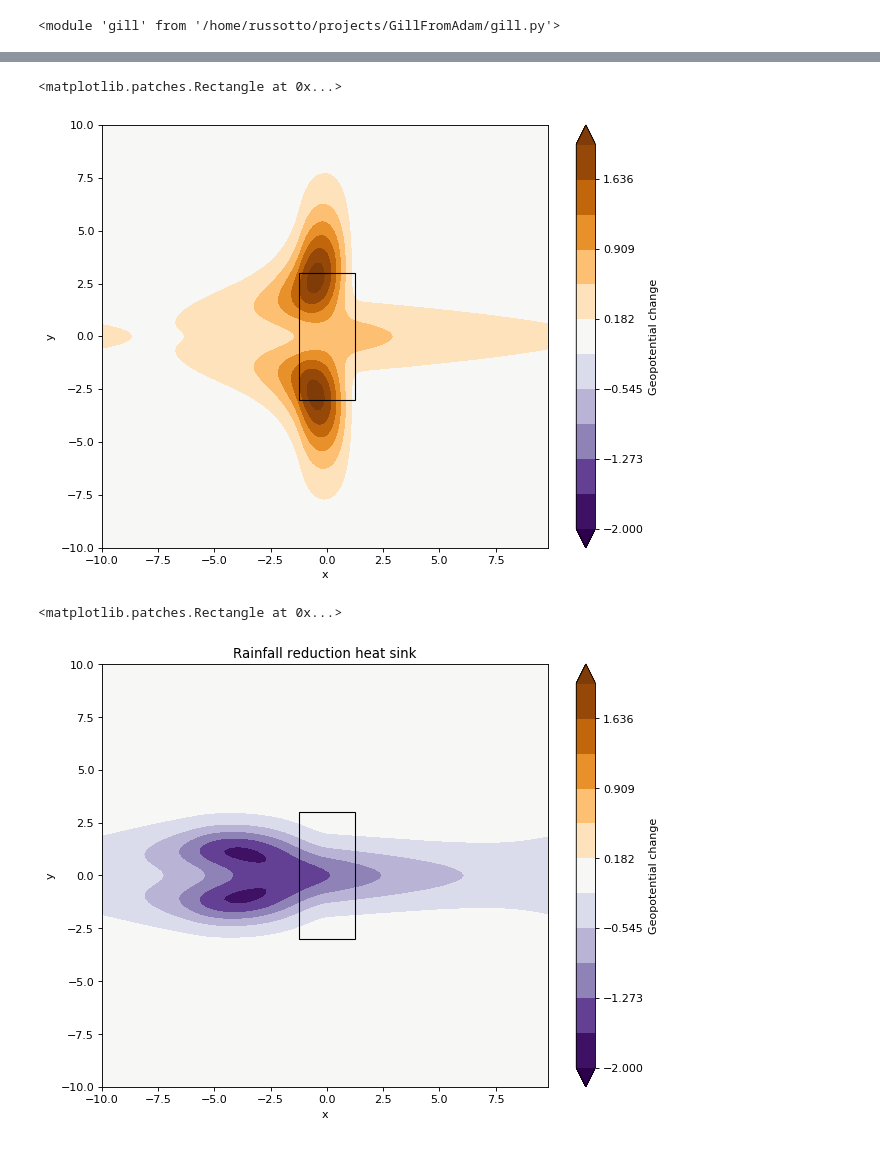
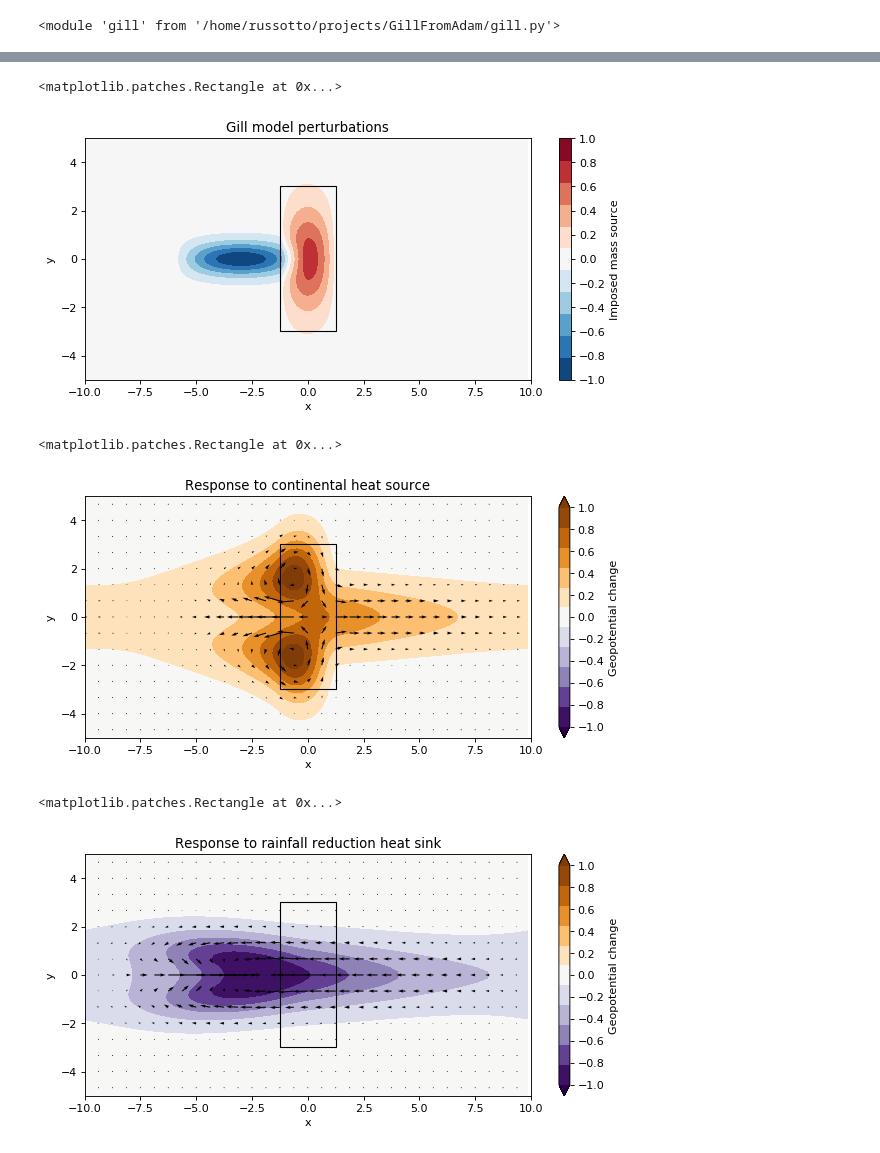
Before and after one commit to rdrussotto/PythonGillAtmosphere, a Jupyter notebook: GillForTRACMIP.ipynb, the cells around one changed output, grey strips where cells are left out. Saved outputs shown, nothing was run; the diff lists cells and outputs as text; code cells hidden in the pictures.

```diff
--- a/GillForTRACMIP.ipynb
+++ b/GillForTRACMIP.ipynb
@@ -50,10 +52,11 @@ gill.main_default(sx=3,sy=1,x0=-3,ymin=-4,ymax=4, D0=-1)
 #Now run individual functions and do more customized plots.
 # %%
 #Run the setup M function for the continent perturbation
-setupDict1 = gill.setupGillM_Gaussian(sx=1.25,sy=3,D0=0.75)
+#setupDict1 = gill.setupGillM_Gaussian(sx=1.25,sy=3,D0=0.75)
+setupDict1 = gill.setupGillM_Gaussian(sx=1.25,sy=1.5,D0=0.75)
 
 #Same for downwind rainfall perturbation
-setupDict2 = gill.setupGillM_Gaussian(sx=3,sy=1,x0=-3,D0=-1)
+setupDict2 = gill.setupGillM_Gaussian(sx=3,sy=0.5,x0=-3,D0=-1)
 # %%
 #Run the Gill Computations function for each of these
 resultsDict1 = gill.GillComputations(setupDict1['M'], setupDict1['Mhat'], setupDict1['dMdyhat'])
@@ -74,41 +77,73 @@ dy = ly/ny
 y = -ly/2.+dy*np.arange(ny+1)
 
 stride=4
+# %%
+#Plot the two energy perturbations, superimposed
+plt.figure(0, figsize=(9, 4), dpi=80, facecolor='w', edgecolor='k')
+plt.contourf(x,y,setupDict1['M']+setupDict2['M'],
+           levels=np.linspace(-1,1,12), cmap=plt.cm.RdBu_r)
+cbar = plt.colorbar(ticks=np.linspace(-1,1,11))
+cbar.set_label('Imposed mass source')
+plt.xlabel('x')
+plt.ylabel('y')
+plt.title('Gill model perturbations')
+plt.axis([-10, 10, -5, 5])
+
+#Add continent indicator
+plt.gca().add_patch(Rectangle((-1.25, -3), 2.5, 6, alpha=1, facecolor='none',
+                                   edgecolor='black', linewidth=1))
+# %% [output]
+<matplotlib.patches.Rectangle at 0x...>
+[figure, added]
 # %%
 #Plot results from first perturbation--what, specifically?
 #Geopotential and wind quiver responses, overlaid.
 #Geopotential as filled contour plot.
-plt.figure(1, figsize=(9, 7), dpi=80, facecolor='w', edgecolor='k')
-plt.contourf(x, y, resultsDict1['phi'], levels=np.linspace(-2,2,12),
+plt.figure(1, figsize=(9, 4), dpi=80, facecolor='w', edgecolor='k')
+plt.contourf(x, y, resultsDict1['phi'], levels=np.linspace(-1,1,12),
              cmap=plt.cm.PuOr_r, extend='both')
-cbar = plt.colorbar()
+cbar = plt.colorbar(ticks=np.linspace(-1,1,11))
 cbar.set_label('Geopotential change')
 plt.xlabel('x')
 plt.ylabel('y')
-plt.title('Continental heat source')
+plt.title('Response to continental heat source')
+plt.axis([-10, 10, -5, 5])
+
+#Add quiver plot for winds
+plt.quiver(x[0:nx:stride], y[0:ny:stride],
+           resultsDict1['u'][0:ny:stride,0:nx:stride],
+           resultsDict1['v'][0:ny:stride,0:nx:stride],
+           angles='xy', scale_units='xy', scale=1, color='k')
 
 #Add continent indicator
 plt.gca().add_patch(Rectangle((-1.25, -3), 2.5, 6, alpha=1, facecolor='none',
                                    edgecolor='black', linewidth=1))
 # %% [output]
 <matplotlib.patches.Rectangle at 0x...>
-[figure, old version]
+[figure, new version]
 # %%
 #Same thing for the negative perturbation associated with rainfall
-plt.figure(2, figsize=(9, 7), dpi=80, facecolor='w', edgecolor='k')
-plt.contourf(x, y, resultsDict2['phi'], levels=np.linspace(-2,2,12),
+plt.figure(2, figsize=(9, 4), dpi=80, facecolor='w', edgecolor='k')
+plt.contourf(x, y, resultsDict2['phi'], levels=np.linspace(-1,1,12),
              cmap=plt.cm.PuOr_r, extend='both')
-cbar = plt.colorbar()
+cbar = plt.colorbar(ticks=np.linspace(-1,1,11))
 cbar.set_label('Geopotential change')
 plt.xlabel('x')
 plt.ylabel('y')
-plt.title('Rainfall reduction heat sink')
+plt.title('Response to rainfall reduction heat sink')
+plt.axis([-10, 10, -5, 5])
+
+#Add quiver plot for winds
+plt.quiver(x[0:nx:stride], y[0:ny:stride],
+           resultsDict2['u'][0:ny:stride,0:nx:stride],
+           resultsDict2['v'][0:ny:stride,0:nx:stride],
+           angles='xy', scale_units='xy', scale=1, color='k')
 
 #Add continent indicator
 plt.gca().add_patch(Rectangle((-1.25, -3), 2.5, 6, alpha=1, facecolor='none',
                                    edgecolor='black', linewidth=1))
 # %% [output]
 <matplotlib.patches.Rectangle at 0x...>
-[figure, old version]
+[figure, new version]
 # %%
 #Should I plot M itself? Or the sum of the two M?
```
Also changed, not shown: parts of 8 cells of this notebook, 1 other file.
